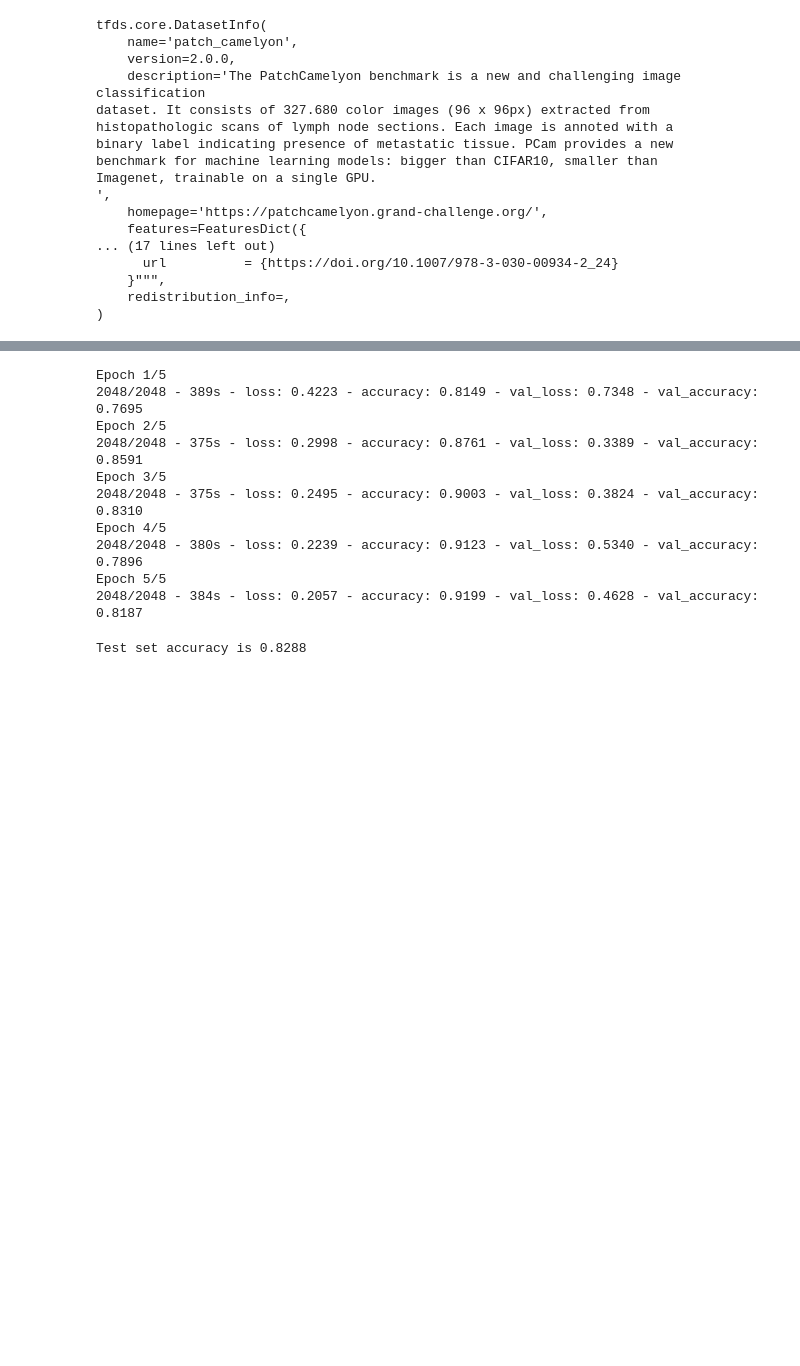
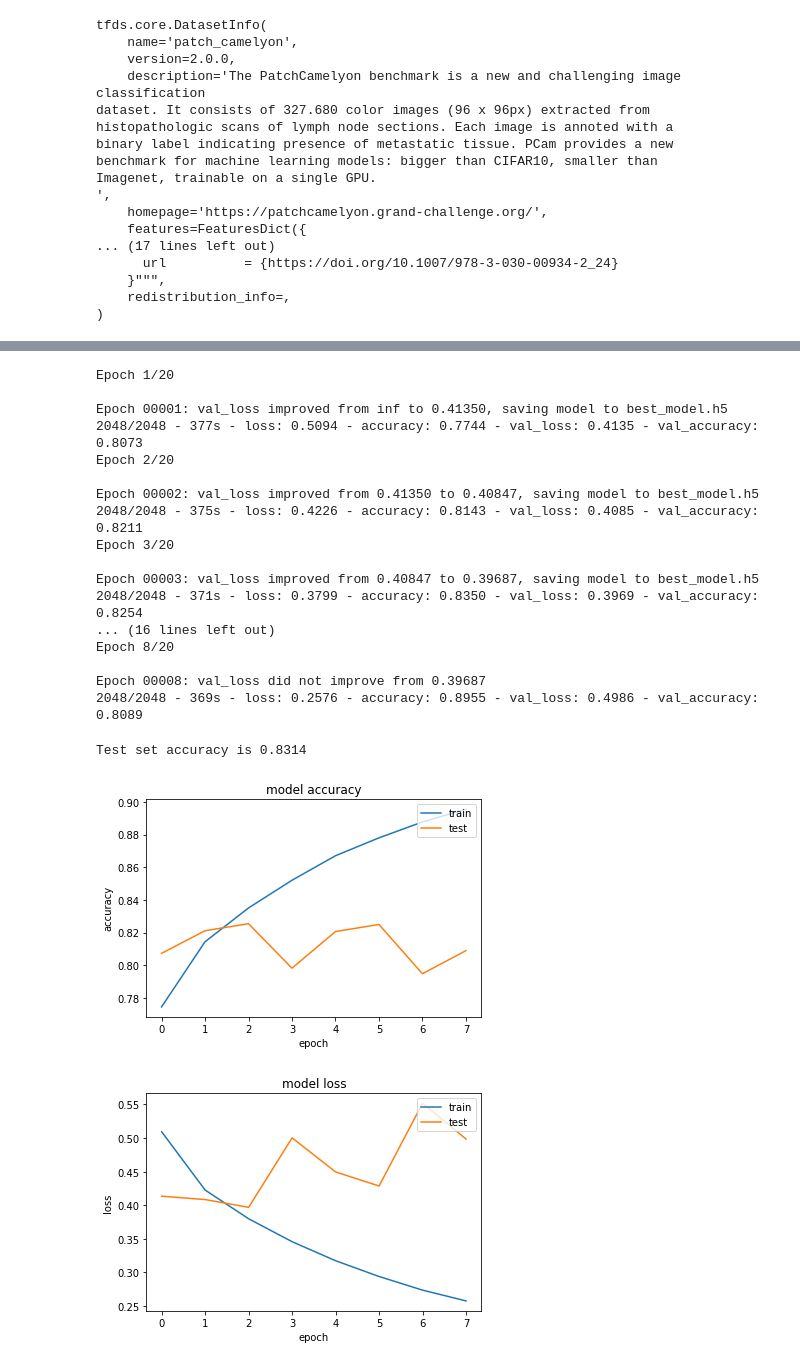
Before and after one commit to kashaniarya/NeuralNetworkUciTeam, a Jupyter notebook: Henry_v2.ipynb, the cells around one changed output, grey strips where cells are left out. Drawn from its saved outputs; the diff is of its cells as text; code cells hidden in the pictures; blank space fills up the shorter version.

```diff
--- a/Henry_v2.ipynb
+++ b/Henry_v2.ipynb
@@ -110,7 +105,7 @@ model.add(Dropout(dropout_dense))
 
 model.add(Dense(2, activation = "softmax"))
 
-model.compile(optimizer=Adam(0.001),
+model.compile(optimizer=Adam(1e-4),
               loss=tf.keras.losses.binary_crossentropy,
               metrics=['accuracy'])
 model.summary()
@@ -144,23 +139,57 @@ train_pipeline = pcam['train'].map(convert_sample,
                                    num_parallel_calls=8).shuffle(1024).repeat().batch(128).prefetch(2)
 valid_pipeline = pcam['validation'].map(convert_sample,
                                         num_parallel_calls=8).repeat().batch(128).prefetch(2)
+
+early_stopping_cb = EarlyStopping(monitor='val_loss', patience=5)
+model_checkpoint_cb = ModelCheckpoint('best_model.h5', monitor='val_loss', mode='min', verbose=2, save_best_only=True)
+callbacks_list = [early_stopping_cb, model_checkpoint_cb]
 # %%
 hist = model.fit(train_pipeline,
-                 validation_data=valid_pipeline,
-                 verbose=2, epochs=5, steps_per_epoch=2048, validation_steps=256)
+                 validation_data=valid_pipeline, callbacks=callbacks_list,
+                 verbose=2, epochs=20, steps_per_epoch=2048, validation_steps=256)
 # %% [output]
-Epoch 1/5
-2048/2048 - 389s - loss: 0.4223 - accuracy: 0.8149 - val_loss: 0.7348 - val_accuracy: 0.7695
-Epoch 2/5
-2048/2048 - 375s - loss: 0.2998 - accuracy: 0.8761 - val_loss: 0.3389 - val_accuracy: 0.8591
-Epoch 3/5
-2048/2048 - 375s - loss: 0.2495 - accuracy: 0.9003 - val_loss: 0.3824 - val_accuracy: 0.8310
-Epoch 4/5
-2048/2048 - 380s - loss: 0.2239 - accuracy: 0.9123 - val_loss: 0.5340 - val_accuracy: 0.7896
-Epoch 5/5
-2048/2048 - 384s - loss: 0.2057 - accuracy: 0.9199 - val_loss: 0.4628 - val_accuracy: 0.8187
+Epoch 1/20
+
+Epoch 00001: val_loss improved from inf to 0.41350, saving model to best_model.h5
+2048/2048 - 377s - loss: 0.5094 - accuracy: 0.7744 - val_loss: 0.4135 - val_accuracy: 0.8073
+Epoch 2/20
+
+Epoch 00002: val_loss improved from 0.41350 to 0.40847, saving model to best_model.h5
+2048/2048 - 375s - loss: 0.4226 - accuracy: 0.8143 - val_loss: 0.4085 - val_accuracy: 0.8211
+Epoch 3/20
+
+Epoch 00003: val_loss improved from 0.40847 to 0.39687, saving model to best_model.h5
+2048/2048 - 371s - loss: 0.3799 - accuracy: 0.8350 - val_loss: 0.3969 - val_accuracy: 0.8254
+... (16 lines left out)
+Epoch 8/20
+
+Epoch 00008: val_loss did not improve from 0.39687
+2048/2048 - 369s - loss: 0.2576 - accuracy: 0.8955 - val_loss: 0.4986 - val_accuracy: 0.8089
 # %%
+best_model = load_model('best_model.h5')
 test_pipeline = pcam['test'].map(convert_sample, num_parallel_calls=8).batch(128).prefetch(2)
-print("Test set accuracy is {0:.4f}".format(model.evaluate(test_pipeline, steps=128, verbose=0)[1]))
+print("Test set accuracy is {0:.4f}".format(best_model.evaluate(test_pipeline, steps=128, verbose=0)[1]))
 # %% [output]
-Test set accuracy is 0.8288
+Test set accuracy is 0.8314
+# %%
+plt.figure()
+plt.plot(hist.history['accuracy'])
+plt.plot(hist.history['val_accuracy'])
+plt.title('model accuracy')
+plt.ylabel('accuracy')
+plt.xlabel('epoch')
+plt.legend(['train', 'test'], loc='upper right')
+plt.show()
+
+# summarize history for loss
+plt.figure()
+plt.plot(hist.history['loss'])
+plt.plot(hist.history['val_loss'])
+plt.title('model loss')
+plt.ylabel('loss')
+plt.xlabel('epoch')
+plt.legend(['train', 'test'], loc='upper right')
+plt.show()
+# %% [output]
+[figure, added]
+[figure, added]
```
Also changed, not shown: parts of 7 cells of this notebook.
